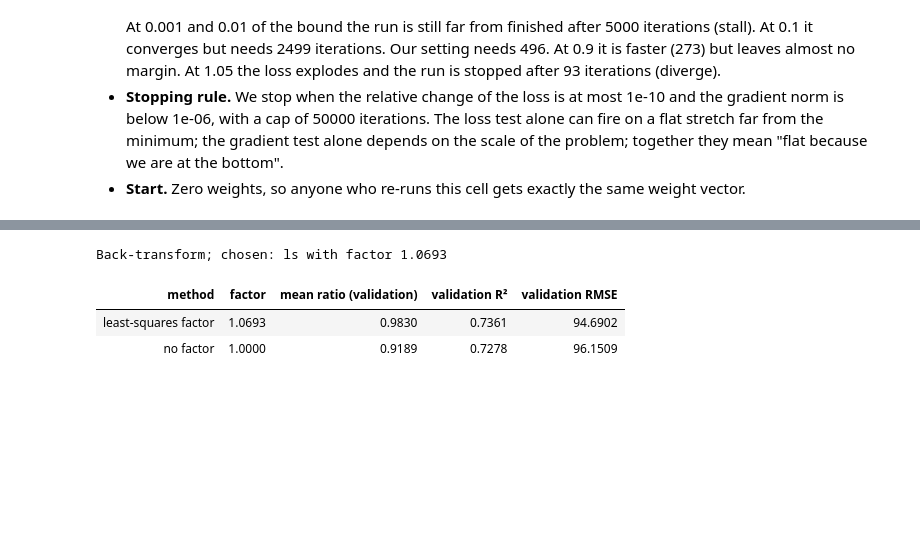
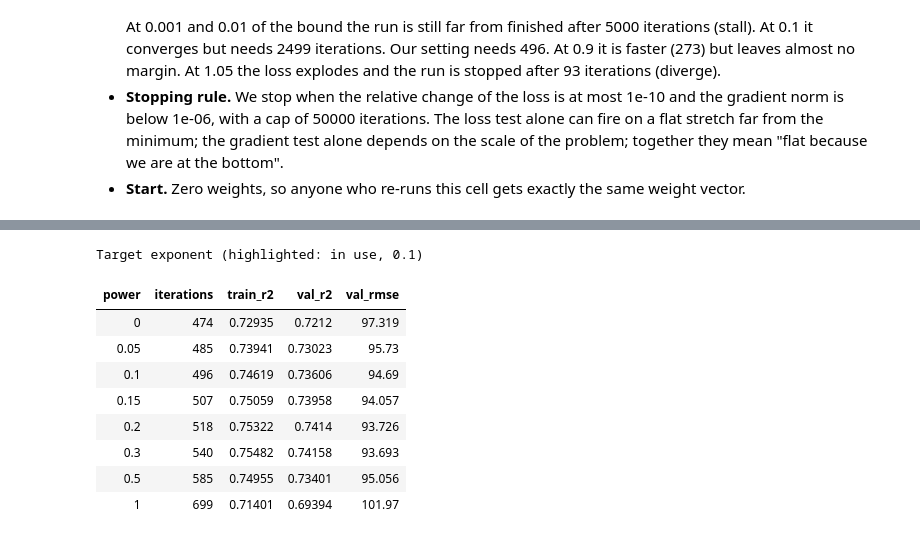
Before and after one commit to AhmedAtefYoussef/Machine-Learning-Pipeline, a Jupyter notebook: rush_hour.ipynb, the cells around one changed output, grey strips where cells are left out. Cells and saved outputs as stored; diff of their text form; code cells hidden in the pictures; blank space fills up the shorter version.

```diff
--- a/rush_hour.ipynb
+++ b/rush_hour.ipynb
@@ -2385,4 +2170,8 @@ Phase 1: the design and the learning rate
 # %%
-# The target transform of the whole chain, as implemented: forward, inverse, factor, back to bikes.
-show_source(Target)
+# Phase 1 is fitted from scratch here and checked against the stored artifact (Phases 1 to 3 are quick).
+import src.phases.p1 as p1mod
+from src.gd import gradient_descent, mse_grad, run_gd
+from src.validation import base_design, make_split
+
+p1 = phase("p1", p1mod.run, CFG, RECOMPUTE_ALL, live=True)
 # %% [output]
@@ -2494,8 +2289,16 @@ The inverse transform of an average is not the average count: without a correcti
 # %%
-# The two back-transform options, each fitted on the training rows and judged on the validation rows.
-view.p1_backtransform(p1)
+# The same design under each candidate exponent of the target transform (0 = log, 1 = raw counts).
+power = pd.DataFrame(p1["target_power_table"])
+table(power[["power", "iterations", "train_r2", "val_r2", "val_rmse"]], f"Target exponent (highlighted: in use, {p1['target_power']})",
+      np.isclose(power["power"], p1["target_power"]))
 # %% [output]
-Back-transform; chosen: ls with factor 1.0693
+Target exponent (highlighted: in use, 0.1)
-| method | factor | mean ratio (validation) | validation R² | validation RMSE |
-| least-squares factor | 1.0693 | 0.9830 | 0.7361 | 94.6902 |
-| no factor | 1.0000 | 0.9189 | 0.7278 | 96.1509 |
+| power | iterations | train_r2 | val_r2 | val_rmse |
+| 0 | 474 | 0.72935 | 0.7212 | 97.319 |
+| 0.05 | 485 | 0.73941 | 0.73023 | 95.73 |
+| 0.1 | 496 | 0.74619 | 0.73606 | 94.69 |
+| 0.15 | 507 | 0.75059 | 0.73958 | 94.057 |
+| 0.2 | 518 | 0.75322 | 0.7414 | 93.726 |
+| 0.3 | 540 | 0.75482 | 0.74158 | 93.693 |
+| 0.5 | 585 | 0.74955 | 0.73401 | 95.056 |
+| 1 | 699 | 0.71401 | 0.69394 | 101.97 |
```
Also changed, not shown: parts of 161 cells of this notebook, 14 other files.
